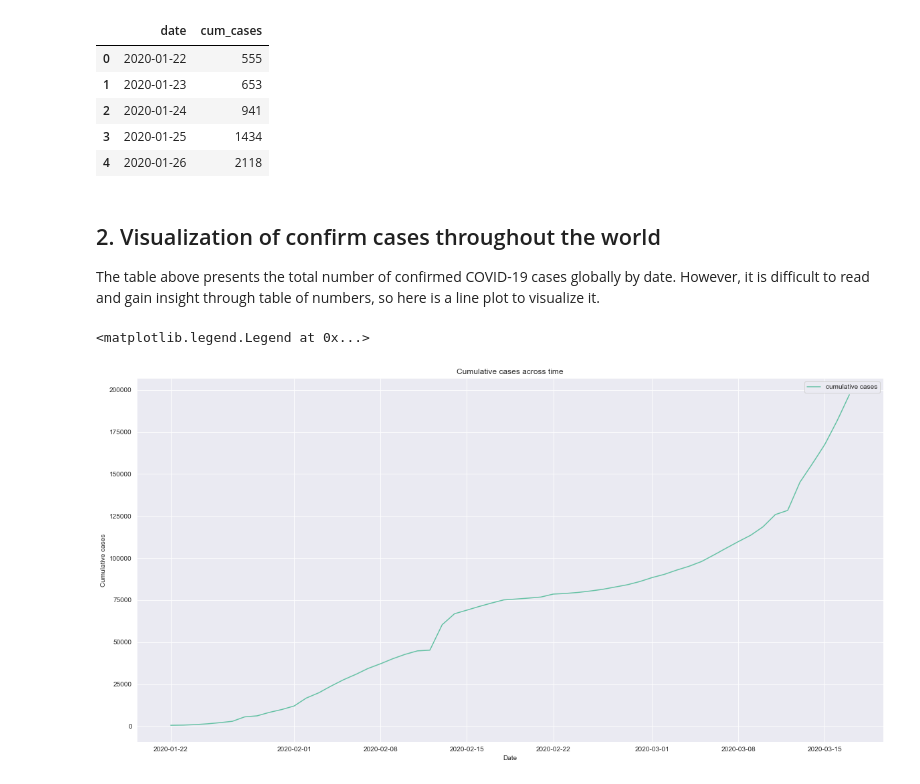
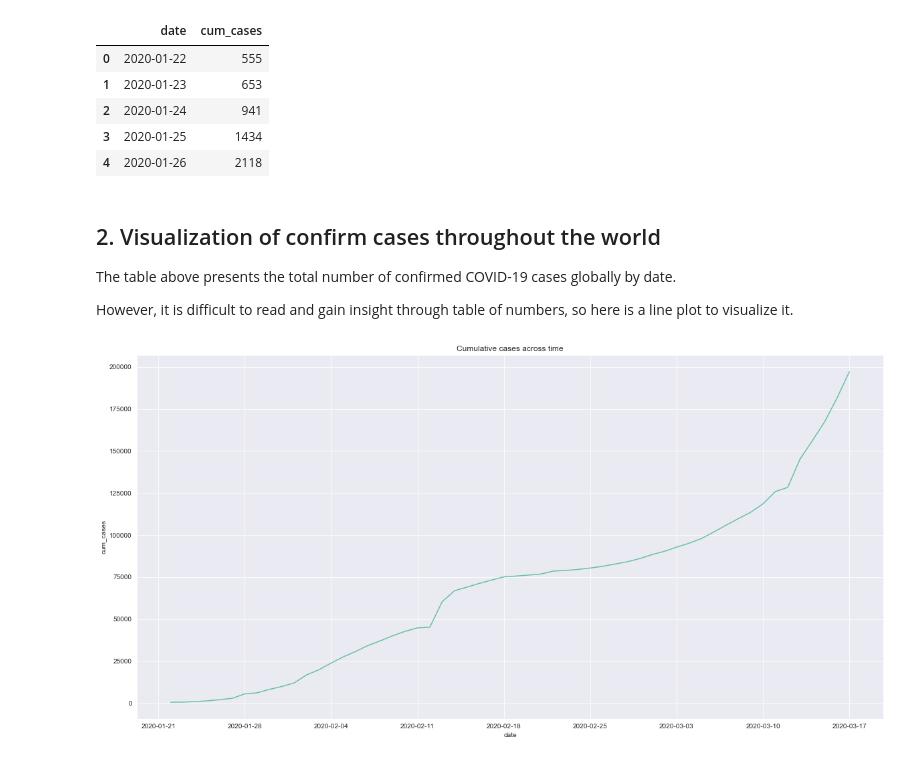
Before and after one commit to sushii2001/COVID-19_Visualization, a Jupyter notebook: covid-19_visualization.ipynb, the cells around one changed output. Cells and saved outputs as stored; diff of their text form; code cells hidden in the pictures.

```diff
--- a/covid-19_visualization.ipynb
+++ b/covid-19_visualization.ipynb
@@ -58,21 +58,40 @@ confirmed_cases_worldwide.head()
 | 4 | 2020-01-26 | 2118 |
 # %% [markdown]
 ## 2. Visualization of confirm cases throughout the world
-<p>The table above presents the total number of confirmed COVID-19 cases globally by date.
-However, it is difficult to read and gain insight through table of numbers, so here is a line plot to visualize it.
-</p>
+<p>The table above presents the total number of confirmed COVID-19 cases globally by date.</p>
+<p>However, it is difficult to read and gain insight through table of numbers, so here is a line plot to visualize it.</p>
-# %%
-# line plot of cumulative cases vs. date
-sns.set_style('darkgrid')
-sns.set_palette('Set2')
-plt.figure(figsize = (20, 10))         #resizing
-
-plt.title('Cumulative cases across time')
-plt.xlabel('Date')
-plt.ylabel('Cumulative cases')
-
-plt.plot(confirmed_cases_worldwide.date, confirmed_cases_worldwide.cum_cases, label = 'cumulative cases')
-plt.legend()
-# %% [output]
-<matplotlib.legend.Legend at 0x...>
-[figure, removed]
+# %%
+# Function for plotting line graph
+def line_plot(mult_line, title_name, df, x, y):
+    """
+    Plots a line graph
+    :param mult_line: boolean to decide if plot is multiple line or single line
+    :param title_name: title name of plot
+    :param df: data to plot
+    :param x: x-axis of plot
+    :param y: y-axis of plot
+    """
+
+    # Set background and size of plot
+    sns.set_style('darkgrid')
+    sns.set_palette('Set2')
+    plt.figure(figsize = (20, 10))
+
+    # plot's title and (x,y) label
+    plt.title(title_name)
+    plt.xlabel(x)
+    plt.ylabel(y)
+
+    # Determine if plot is multiple line or single line
+    if mult_line:
+        ax = sns.lineplot(data=df)
+    else:
+        ax = sns.lineplot(data=df, x=x, y=y)
+    # Space out x-axis (prevent messy x-axis)
+    ax.xaxis.set_major_locator(dates.WeekdayLocator(interval=1))
+    plt.show()
+# %%
+# Line plot of "Cumulative cases vs. date"
+line_plot(False, "Cumulative cases across time", confirmed_cases_worldwide, "date", "cum_cases")
+# %% [output]
+[figure, added]
```
Also changed, not shown: parts of 5 cells of this notebook.
